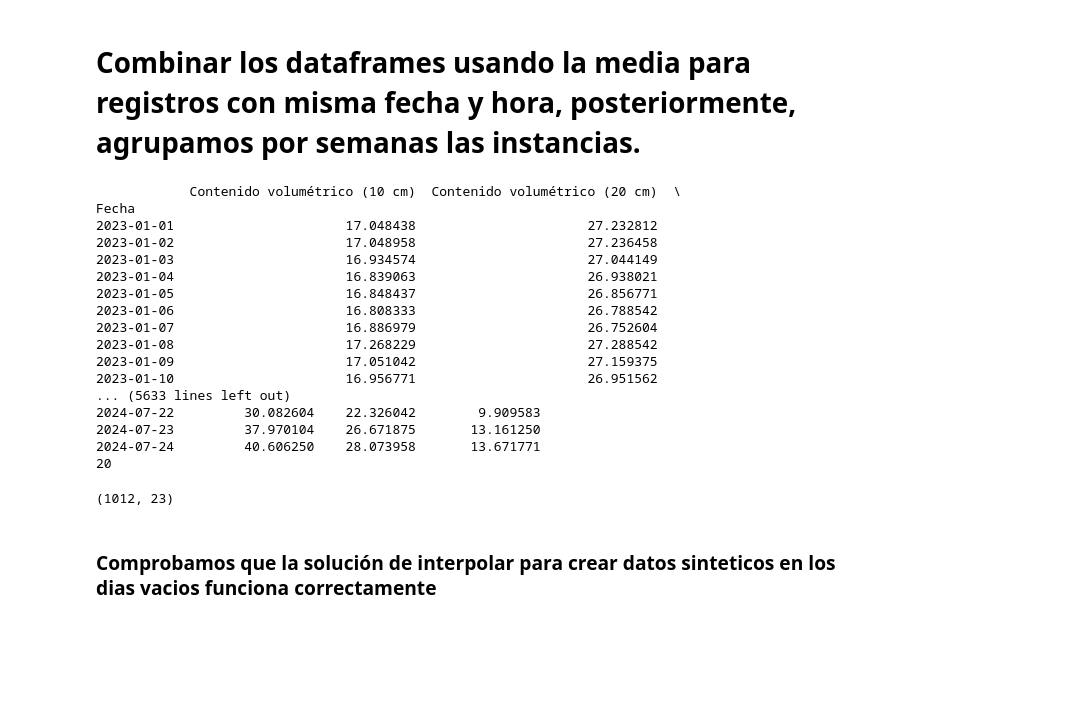
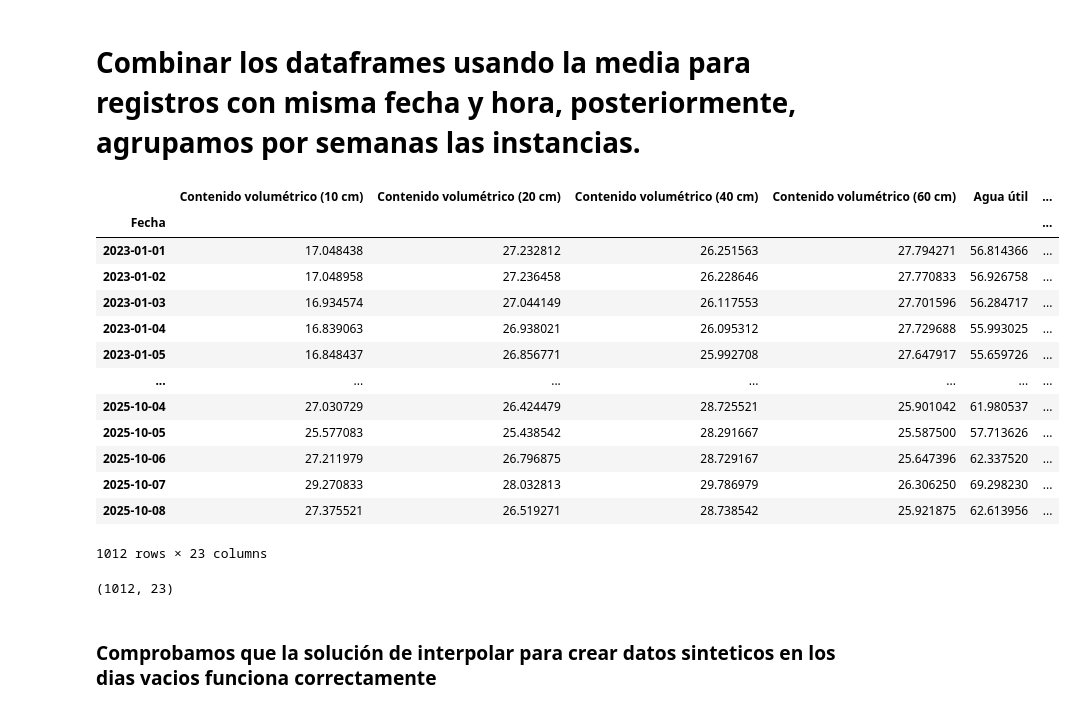
Before and after one commit to rodrigocastroviejo/Optimizacion-de-Riego-Deficitario-Controlado-en-cultivos-Le-osos-Mediante-Machine-Learning, a Jupyter notebook: model/EDA.ipynb, the cells around one changed output. Drawn from its saved outputs; the diff is of its cells as text; code cells hidden in the pictures; blank space fills up the shorter version.

```diff
--- a/model/EDA.ipynb
+++ b/model/EDA.ipynb
@@ -207,51 +207,48 @@ soil_combined = pd.concat([soil_mini1_data, soil_mini2_data]).groupby("Fecha").m
 combined_df = pd.concat([soil_combined, climate_data], axis=1, join="inner")
 
 # --- DEFINIR QUÉ COLUMNAS SON ACUMULATIVAS ---
 cols_acumulativas = [
     "Radiación solar",
     "Precipitaciones"
 ]
 
 # --- AGRUPAR SOLO DÍAS EXISTENTES ---
 daily_sum = combined_df[cols_acumulativas].groupby(pd.Grouper(freq="D")).sum()
 daily_mean = combined_df.drop(columns=cols_acumulativas).groupby(pd.Grouper(freq="D")).mean()
 
 # --- AÑADIR HUMEDAD RELATIVA MÍNIMA ---
 # Asumiendo que la columna se llama "Humedad relativa"
 daily_min_humedad = combined_df[["Humedad relativa"]].groupby(pd.Grouper(freq="D")).min()
 daily_min_humedad = daily_min_humedad.rename(columns={"Humedad relativa": "Humedad relativa mínima"})
 
 
 # --- COMBINAR RESULTADOS ---
 daily_df = pd.concat([daily_mean, daily_sum, daily_min_humedad], axis=1).sort_index()
 
 daily_df = daily_df.interpolate()
 
 
 # --- RESULTADO FINAL ---
-pd.set_option('display.max_columns', None, 'display.max_rows', None)
+# pd.set_option('display.max_columns', None, 'display.max_rows', None)
 display(daily_df)
 
 
 daily_df.shape
 # %% [output]
+|  | Contenido volumétrico (10 cm) | Contenido volumétrico (20 cm) | Contenido volumétrico (40 cm) | Contenido volumétrico (60 cm) | Agua útil | ... |
+| Fecha |  |  |  |  |  | ... |
+| 2023-01-01 | 17.048438 | 27.232812 | 26.251563 | 27.794271 | 56.814366 | ... |
+| 2023-01-02 | 17.048958 | 27.236458 | 26.228646 | 27.770833 | 56.926758 | ... |
+| 2023-01-03 | 16.934574 | 27.044149 | 26.117553 | 27.701596 | 56.284717 | ... |
+| 2023-01-04 | 16.839063 | 26.938021 | 26.095312 | 27.729688 | 55.993025 | ... |
+| 2023-01-05 | 16.848437 | 26.856771 | 25.992708 | 27.647917 | 55.659726 | ... |
+| ... | ... | ... | ... | ... | ... | ... |
+| 2025-10-04 | 27.030729 | 26.424479 | 28.725521 | 25.901042 | 61.980537 | ... |
+| 2025-10-05 | 25.577083 | 25.438542 | 28.291667 | 25.587500 | 57.713626 | ... |
+| 2025-10-06 | 27.211979 | 26.796875 | 28.729167 | 25.647396 | 62.337520 | ... |
+| 2025-10-07 | 29.270833 | 28.032813 | 29.786979 | 26.306250 | 69.298230 | ... |
+| 2025-10-08 | 27.375521 | 26.519271 | 28.738542 | 25.921875 | 62.613956 | ... |
-            Contenido volumétrico (10 cm)  Contenido volumétrico (20 cm)  \
-Fecha
-2023-01-01                      17.048438                      27.232812
-2023-01-02                      17.048958                      27.236458
-2023-01-03                      16.934574                      27.044149
-2023-01-04                      16.839063                      26.938021
-2023-01-05                      16.848437                      26.856771
-2023-01-06                      16.808333                      26.788542
-2023-01-07                      16.886979                      26.752604
-2023-01-08                      17.268229                      27.288542
-2023-01-09                      17.051042                      27.159375
-2023-01-10                      16.956771                      26.951562
-... (5633 lines left out)
-2024-07-22         30.082604    22.326042        9.909583
-2024-07-23         37.970104    26.671875       13.161250
-2024-07-24         40.606250    28.073958       13.671771
-20
+1012 rows × 23 columns
 (1012, 23)
 # %% [markdown]
 ### Comprobamos que la solución de interpolar para crear datos sinteticos en los dias vacios funciona correctamente
```
Also changed, not shown: parts of 8 cells of this notebook, 7 other files.
